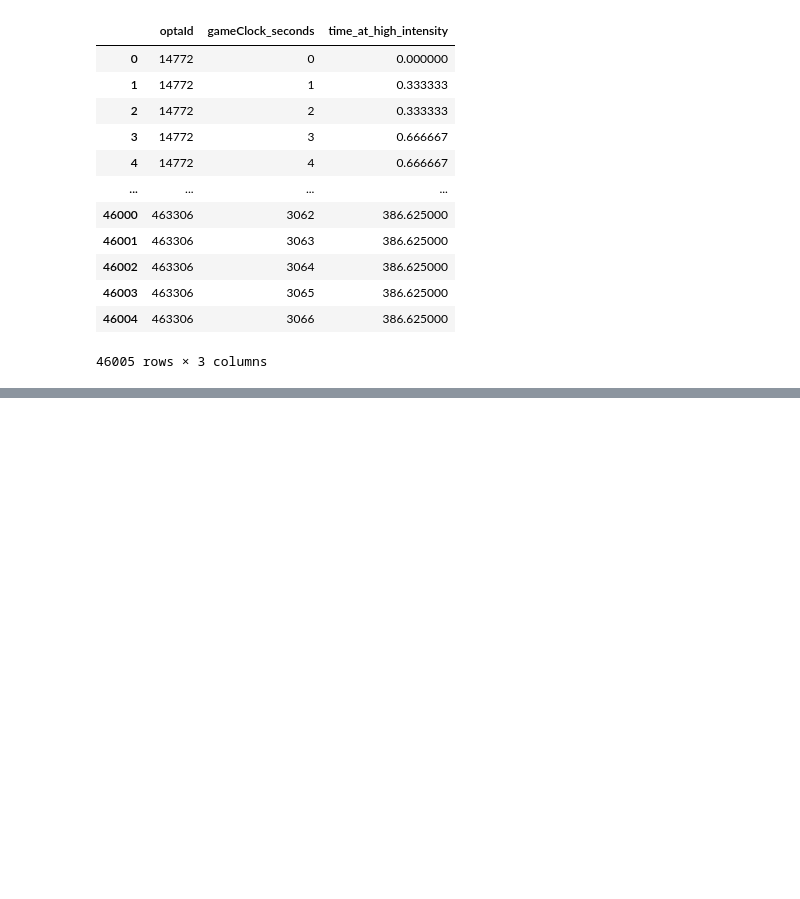
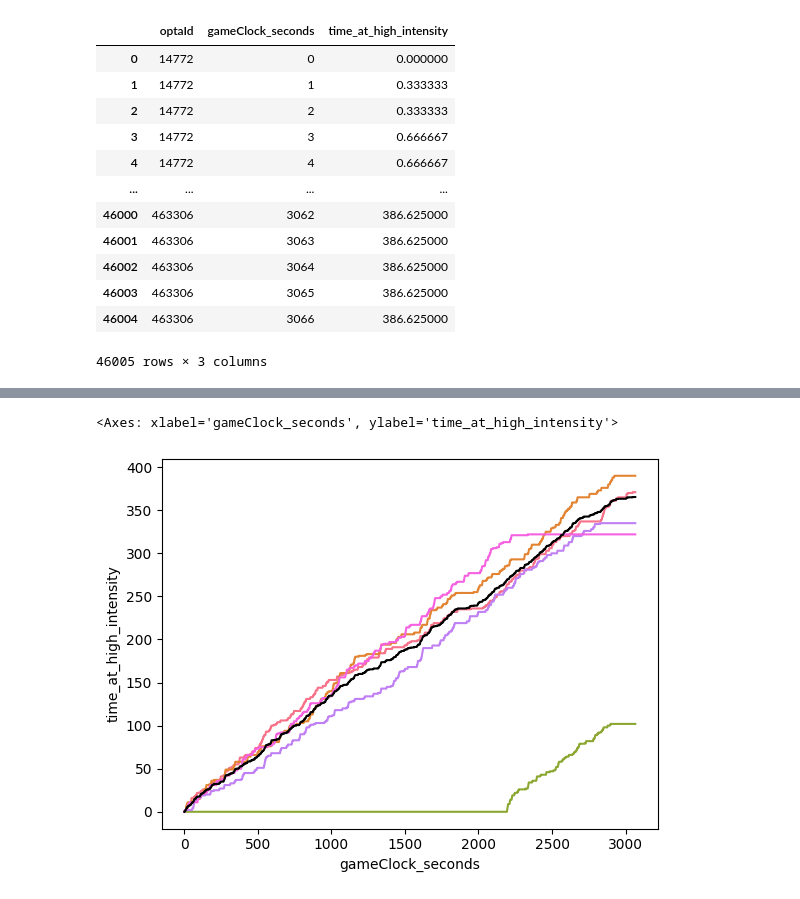
Before and after one commit to fstorme/ManHackathonIrmes, a Jupyter notebook: examples/HMM on metabolic data.ipynb, the cells around one changed output, grey strips where cells are left out. Drawn from its saved outputs; the diff is of its cells as text; code cells hidden in the pictures; blank space fills up the shorter version.

```diff
--- a/examples/HMM on metabolic data.ipynb
+++ b/examples/HMM on metabolic data.ipynb
@@ -503,0 +518,7 @@ df_traj
+# %%
+sub_df = df_reduced[df_reduced['optaId']==14772]
+sns.lineplot(sub_df, x='gameClock_seconds', y='time_at_high_intensity', hue='trace_id', legend=False)
+sns.lineplot(df_traj[df_traj['optaId']==14772],x='gameClock_seconds', y='time_at_high_intensity',c='k')
+# %% [output]
+<Axes: xlabel='gameClock_seconds', ylabel='time_at_high_intensity'>
+[figure, added]
```
Also changed, not shown: parts of 13 cells of this notebook.
